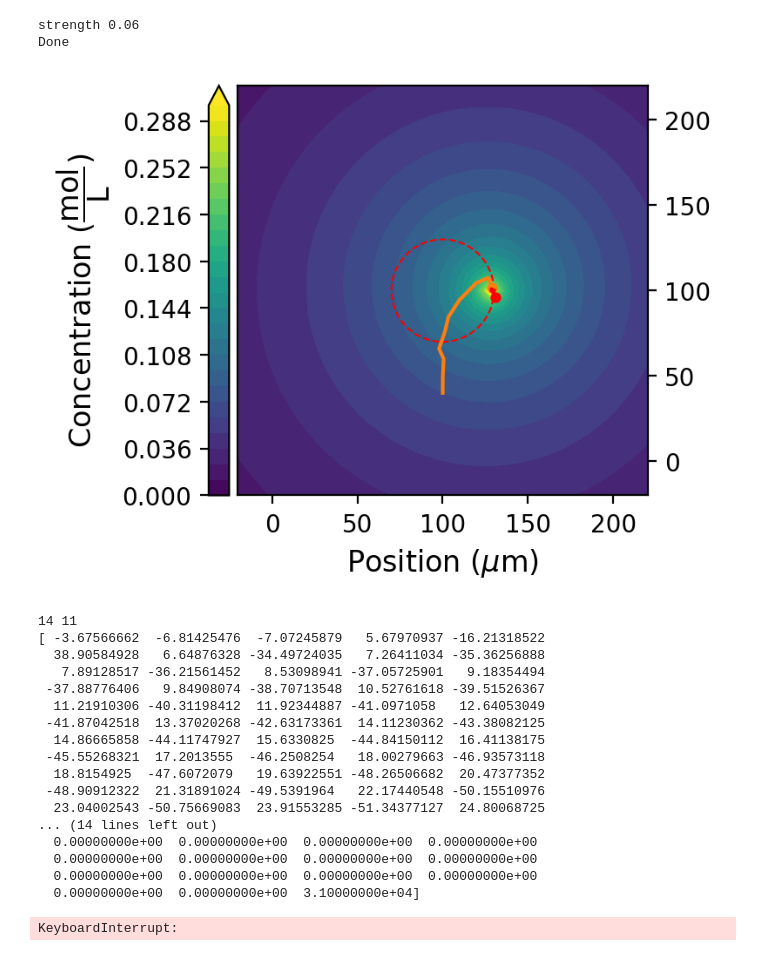
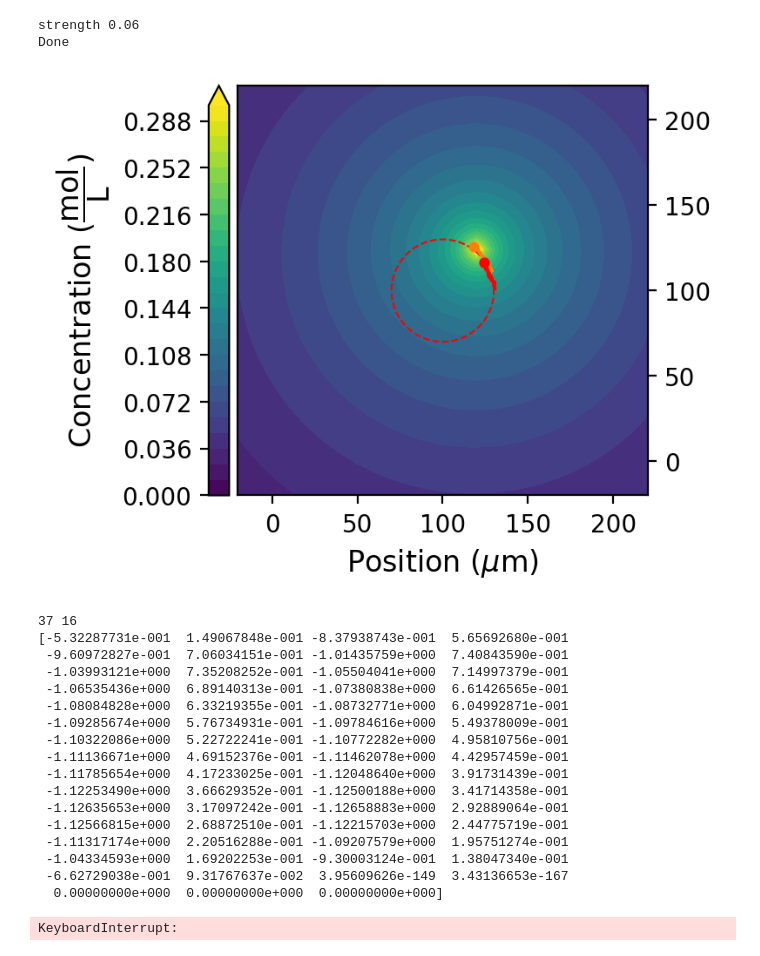
Before and after one commit to rlb346/Herder-Control, a Jupyter notebook: StakeholderTestCases.ipynb, the cells around one changed output. Saved outputs shown, nothing was run; the diff lists cells and outputs as text; code cells hidden in the pictures.

```diff
--- a/StakeholderTestCases.ipynb
+++ b/StakeholderTestCases.ipynb
@@ -33,7 +15,6 @@ or from the matplotlib source distribution
 # %%
 ##Parameters
-#test
-import ParamsStakeholderOnBottom as p
+import ParamsStakeholderOnBottomRight as p
 importlib.reload(p)
 
 #clean these up by making the names the same in both places and then from params import ntimes, tend, length, etc.
@@ -125,6 +106,9 @@ uemax = 2*np.pi*epsilon*length*v0/np.abs(muestakeholder) #characteristic scale f
 
 ube = ubefactor*v0
 bnds = p.bnds
+# bnds = []
+# for i in range(2*(nvision+1)):
+#     bnds.append((-ube,ube))
 
 Lxy = boundaryscale*length    # simulation length
 nxy     = 50*boundaryscale+1  # number of grid points in x and y directions
@@ -292,7 +276,7 @@ def model(uchem,dstake,tsteps, measurement,start, stop, mu, D, stakehistory):
                 dxy[i,:,j]  = ChemVeloc(xy[i,:,j],t[i+start],xy[i,:,:nstakeholders],uchem,tsteps,mu, D,stakehistoryexpanded)
 #                 print(ChemVeloc(xy[i,:,j],t[i+start],xy[i,:,:nstakeholders],uchem,tsteps,mu, D,stakehistoryexpanded))
 #                 print(ChemVeloc(xy[i,:,j],t[i+start],xy[i-1,:,:nstakeholders],uchem,tsteps,mu, D,stakehistoryexpanded) )
-    #saveme = xy[1,:,:]
+    #saveme = dxy[1,:,:]
 
     return (dxy,xy)
 
@@ -319,10 +303,12 @@ def objective(u,tsteps, previousu,xypos,start, mode, stakehistory):
         target[k] = targetfeedback(xys[k],t[i+k],targetpos(t[i+k]))
         for j in range(nstakeholders,nparticles): #skip over the stakeholders
             rij = np.sqrt((xys[k,0,0] - xys[k,0,j])**2 + (xys[k,1,0] - xys[k,1,j])**2)
-            if rij < 1.1*2*radius: #1.1 margin of error. Fiddle with it.
-                tooclose += 1000
+            # if rij < 1.1*2*radius: #1.1 margin of error. Fiddle with it.
+            #     tooclose += 100*(1.1*2*radius-rij)/radius #np.tanh((2*radius-rij)/radius)
+            tooclose += 100*max(0,(1.1*2*radius-rij)/radius)
     residual = vxy[:,:,nstakeholders:] - target[:,:,nstakeholders:]
-    return np.concatenate((residual.flatten()/v0*W1,dstake.flatten("F")/v0,tooclose))
+    #final = np.sum((residual.flatten()/v0)**2*W1+(dstake.flatten()/v0)**2+tooclose)
+    return np.concatenate((residual.flatten()/v0*W1,dstake.flatten()/v0,tooclose)) #'F'
 
 
 
@@ -550,58 +536,69 @@ vxy = np.zeros((ntimes,2,nparticles))
 ##vxy[0] is zero
 #uguess = np.zeros(nelectrodes*(nvision+1))
 uguess = np.zeros(2*(nvision+1))
+#uguess = itworks
+# uguess[1] = ube
+# uguess[3] = uemax
+# uguess[5] = uemax
+# uguess[7] = uemax
+# uguess[9] = uemax
+# uguess[11] = uemax
+# uguess[13] = uemax
+# uguess[15] = uemax
+
 # elif mode == "chemical":
 #     uguess = np.zeros(nprobes*nvision)
 ustore = np.zeros((ntimes,nstakeholders))
 ustoreelec = np.zeros((ntimes,nelectrodes))
 grid = np.zeros((nxy,nxy))     # solution array. This is a duplicate
 modelpos = xy.copy()
 timer = np.zeros(len(t))
 
 for i in range(ntimes-nvision):
     stakehistory =  xy[:,:,:nstakeholders] #the past positions of the stakeholders. Goes into model. Needs a cutoff.
     time0 = perf_counter()
     if i == 0: #this is sort of a janky fix to make array sizes work
-        result = least_squares(objective,uguess, bounds = bnds, args = (tsteps[:i+nvision+1],np.zeros((nstakeholders,0)), xy[i],i,mode,stakehistory[:i]))
+        result = least_squares(objective,uguess, bounds = bnds,args = (tsteps[:i+nvision+1],np.zeros((nstakeholders,0)), xy[i],i,mode,stakehistory[:i]),verbose = 0)
     elif i < ncutoffsteps:
-        result = least_squares(objective,uguess, bounds = bnds, args = (tsteps[:i+nvision+1],ustore[:i].T, xy[i],i,mode,stakehistory[:i]))
+        result = least_squares(objective,uguess, bounds = bnds,args = (tsteps[:i+nvision+1],ustore[:i].T, xy[i],i,mode,stakehistory[:i]),verbose = 0)
     else:
-        result = least_squares(objective,uguess, bounds = bnds, args = (tsteps[i-ncutoffsteps:i+nvision+1],ustore[i-ncutoffsteps:i].T, xy[i],i,mode,stakehistory[i-ncutoffsteps:i]))
+        result = least_squares(objective,uguess, bounds = bnds, args = (tsteps[i-ncutoffsteps:i+nvision+1],ustore[i-ncutoffsteps:i].T, xy[i],i,mode,stakehistory[i-ncutoffsteps:i]),verbose = 0)
     time1 = perf_counter()
     timer[i] = time1-time0
     uresult = result.x #this gives the input divided by uemax.
+    uguess[:len(uresult)] = uresult
     #uresultelec = np.reshape(uresult,(nelectrodes,-1))
     uresultchem = np.ones((nstakeholders,nvision))*umax*strength #this is now in two places. Fix it.
 
     xy[i+1] = process(uresultchem[:,0],uresult[:2],grid,tlarge[i*dtratio:(i+1)*dtratio],xy[i])
     ustore[i] =  uresultchem[:,0] #maybe fixed now
     #ustoreelec[i] = uresultelec[:,0]
     #modelpos[i+1] = saveme
     plotit(i+1,xy[:,0],xy[:,1])
     if save:
         savedata(i)
     print(i, result.nfev)
-    print(result.fun[:(nvision+1)*2])
+    #print(result.fun[:(nvision+1)*2])
     print(result.fun[(nvision+1)*2:])
 # %% [output]
-[figure, old version]
+[figure, new version]
-14 11
-[ -3.67566662  -6.81425476  -7.07245879   5.67970937 -16.21318522
-  38.90584928   6.64876328 -34.49724035   7.26411034 -35.36256888
-   7.89128517 -36.21561452   8.53098941 -37.05725901   9.18354494
- -37.88776406   9.84908074 -38.70713548  10.52761618 -39.51526367
-  11.21910306 -40.31198412  11.92344887 -41.0971058   12.64053049
- -41.87042518  13.37020268 -42.63173361  14.11230362 -43.38082125
-  14.86665858 -44.11747927  15.6330825  -44.84150112  16.41138175
- -45.55268321  17.2013555  -46.2508254   18.00279663 -46.93573118
-  18.8154925  -47.6072079   19.63922551 -48.26506682  20.47377352
- -48.90912322  21.31891024 -49.5391964   22.17440548 -50.15510976
-  23.04002543 -50.75669083  23.91553285 -51.34377127  24.80068725
-... (14 lines left out)
-  0.00000000e+00  0.00000000e+00  0.00000000e+00  0.00000000e+00
-  0.00000000e+00  0.00000000e+00  0.00000000e+00  0.00000000e+00
-  0.00000000e+00  0.00000000e+00  0.00000000e+00  0.00000000e+00
-  0.00000000e+00  0.00000000e+00  3.10000000e+04]
+37 16
+[-5.32287731e-001  1.49067848e-001 -8.37938743e-001  5.65692680e-001
+ -9.60972827e-001  7.06034151e-001 -1.01435759e+000  7.40843590e-001
+ -1.03993121e+000  7.35208252e-001 -1.05504041e+000  7.14997379e-001
+ -1.06535436e+000  6.89140313e-001 -1.07380838e+000  6.61426565e-001
+ -1.08084828e+000  6.33219355e-001 -1.08732771e+000  6.04992871e-001
+ -1.09285674e+000  5.76734931e-001 -1.09784616e+000  5.49378009e-001
+ -1.10322086e+000  5.22722241e-001 -1.10772282e+000  4.95810756e-001
+ -1.11136671e+000  4.69152376e-001 -1.11462078e+000  4.42957459e-001
+ -1.11785654e+000  4.17233025e-001 -1.12048640e+000  3.91731439e-001
+ -1.12253490e+000  3.66629352e-001 -1.12500188e+000  3.41714358e-001
+ -1.12635653e+000  3.17097242e-001 -1.12658883e+000  2.92889064e-001
+ -1.12566815e+000  2.68872510e-001 -1.12215703e+000  2.44775719e-001
+ -1.11317174e+000  2.20516288e-001 -1.09207579e+000  1.95751274e-001
+ -1.04334593e+000  1.69202253e-001 -9.30003124e-001  1.38047340e-001
+ -6.62729038e-001  9.31767637e-002  3.95609626e-149  3.43136653e-167
+  0.00000000e+000  0.00000000e+000  0.00000000e+000]
 KeyboardInterrupt:
 # %%
 plt.plot(t[2:i],timer[2:i])
```
Also changed, not shown: parts of 2 cells of this notebook.
